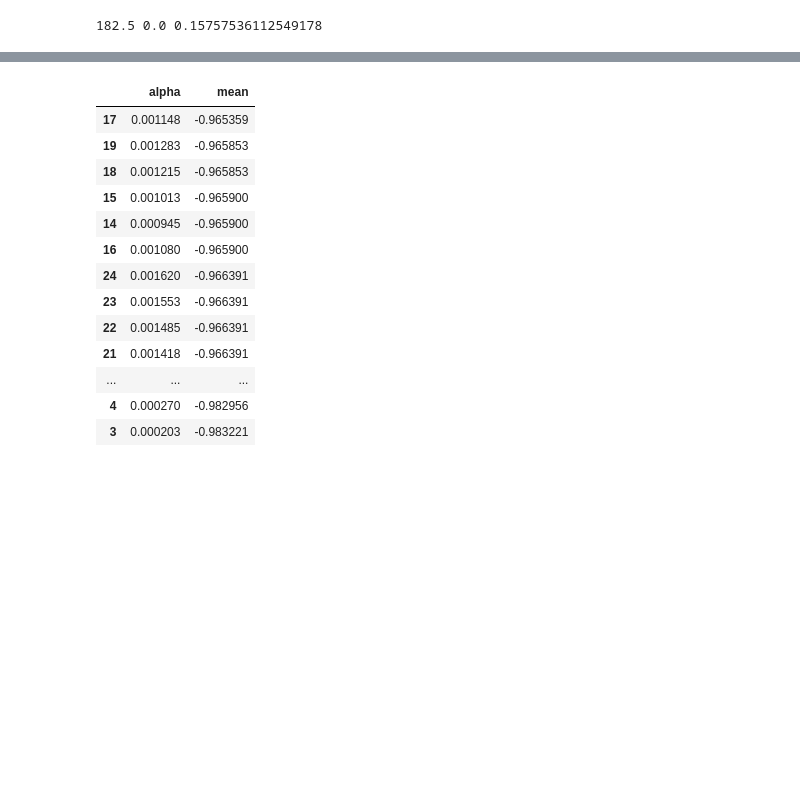
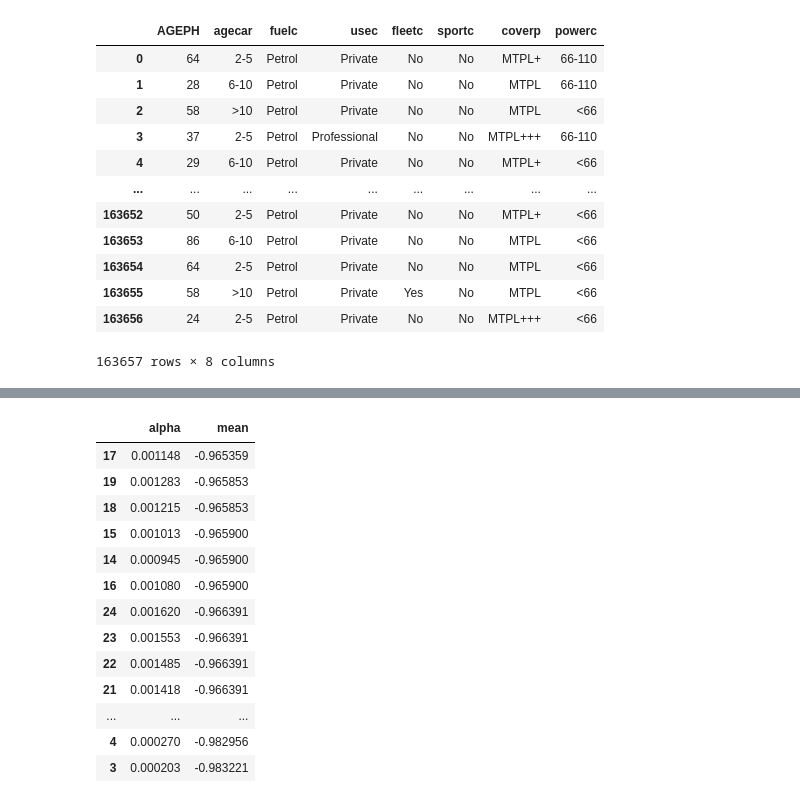
Before and after one commit to HalfmoonSD/Data-Science-for-Non-Life-Insurance-Project, a Jupyter notebook: Data_Science.ipynb, the cells around one changed output, grey strips where cells are left out. Cells and saved outputs as stored; diff of their text form; code cells hidden in the pictures; blank space fills up the shorter version.

```diff
--- a/Data_Science.ipynb
+++ b/Data_Science.ipynb
@@ -11,12 +14,22 @@ from sklearn.model_selection import cross_val_score
 # %%
 #Import data
 data = pd.read_csv('/Users/cr24/Desktop/Data Science Assignment/Assignment.csv')
 columns = ['AGEPH','agecar','fuelc','usec','fleetc','sportc','coverp','powerc']
 freq = data['nbrtotan']
+exp = data['duree']
 x = data[columns]
+x
+# %% [output]
+|  | AGEPH | agecar | fuelc | usec | fleetc | sportc | coverp | powerc |
+| 0 | 64 | 2-5 | Petrol | Private | No | No | MTPL+ | 66-110 |
+| 1 | 28 | 6-10 | Petrol | Private | No | No | MTPL | 66-110 |
+| 2 | 58 | >10 | Petrol | Private | No | No | MTPL | <66 |
+| 3 | 37 | 2-5 | Petrol | Professional | No | No | MTPL+++ | 66-110 |
+| 4 | 29 | 6-10 | Petrol | Private | No | No | MTPL+ | <66 |
+| ... | ... | ... | ... | ... | ... | ... | ... | ... |
+| 163652 | 50 | 2-5 | Petrol | Private | No | No | MTPL+ | <66 |
+| 163653 | 86 | 6-10 | Petrol | Private | No | No | MTPL | <66 |
+| 163654 | 64 | 2-5 | Petrol | Private | No | No | MTPL | <66 |
+| 163655 | 58 | >10 | Petrol | Private | Yes | No | MTPL | <66 |
+| 163656 | 24 | 2-5 | Petrol | Private | No | No | MTPL+++ | <66 |
+163657 rows × 8 columns
-# %%
-print(max(data['nbrtotan']),
-min(data['nbrtotan']),
-np.mean(data['nbrtotan']))
-# %% [output]
-182.5 0.0 0.15757536112549178
```
Also changed, not shown: parts of 9 cells of this notebook, 1 other file.
